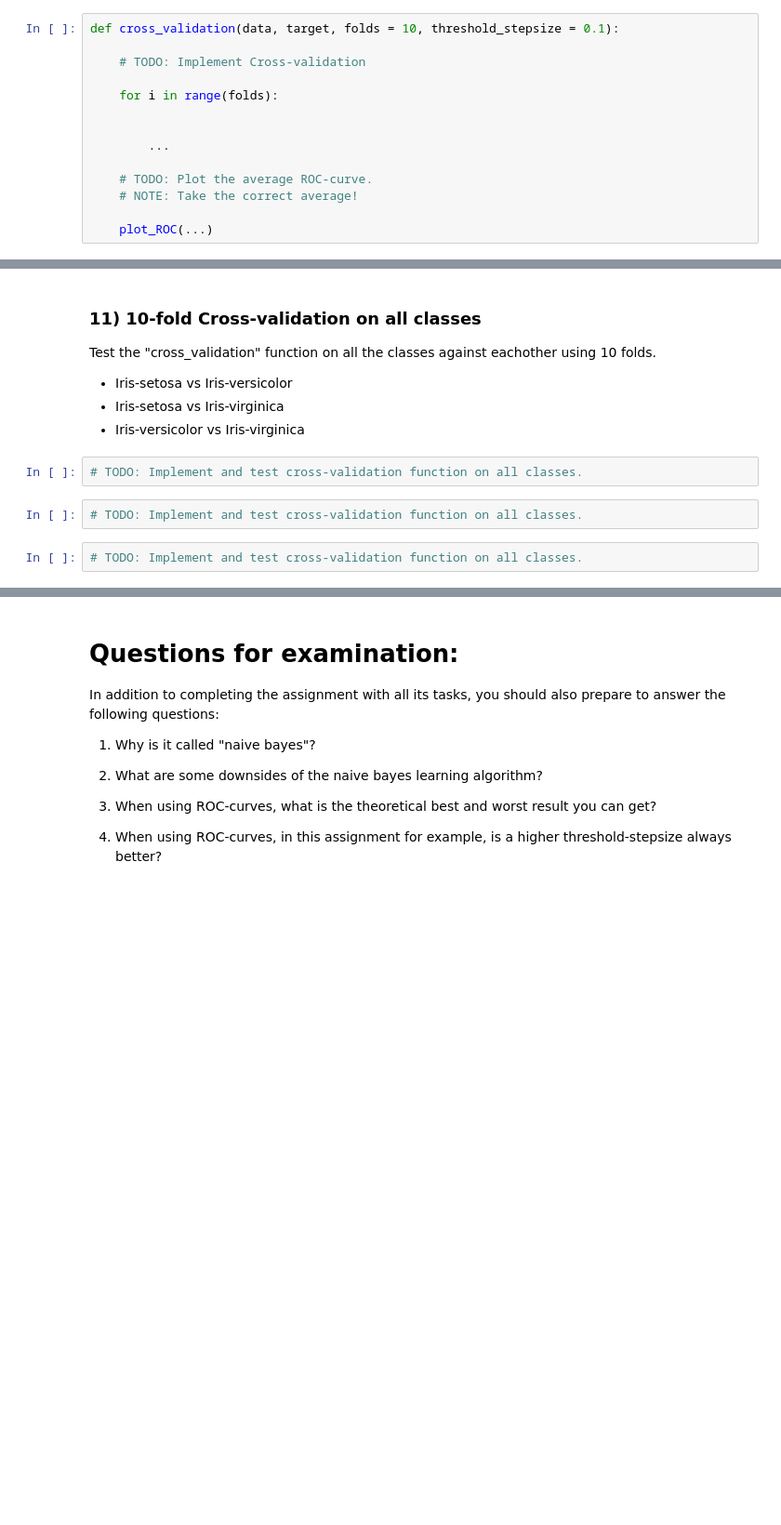
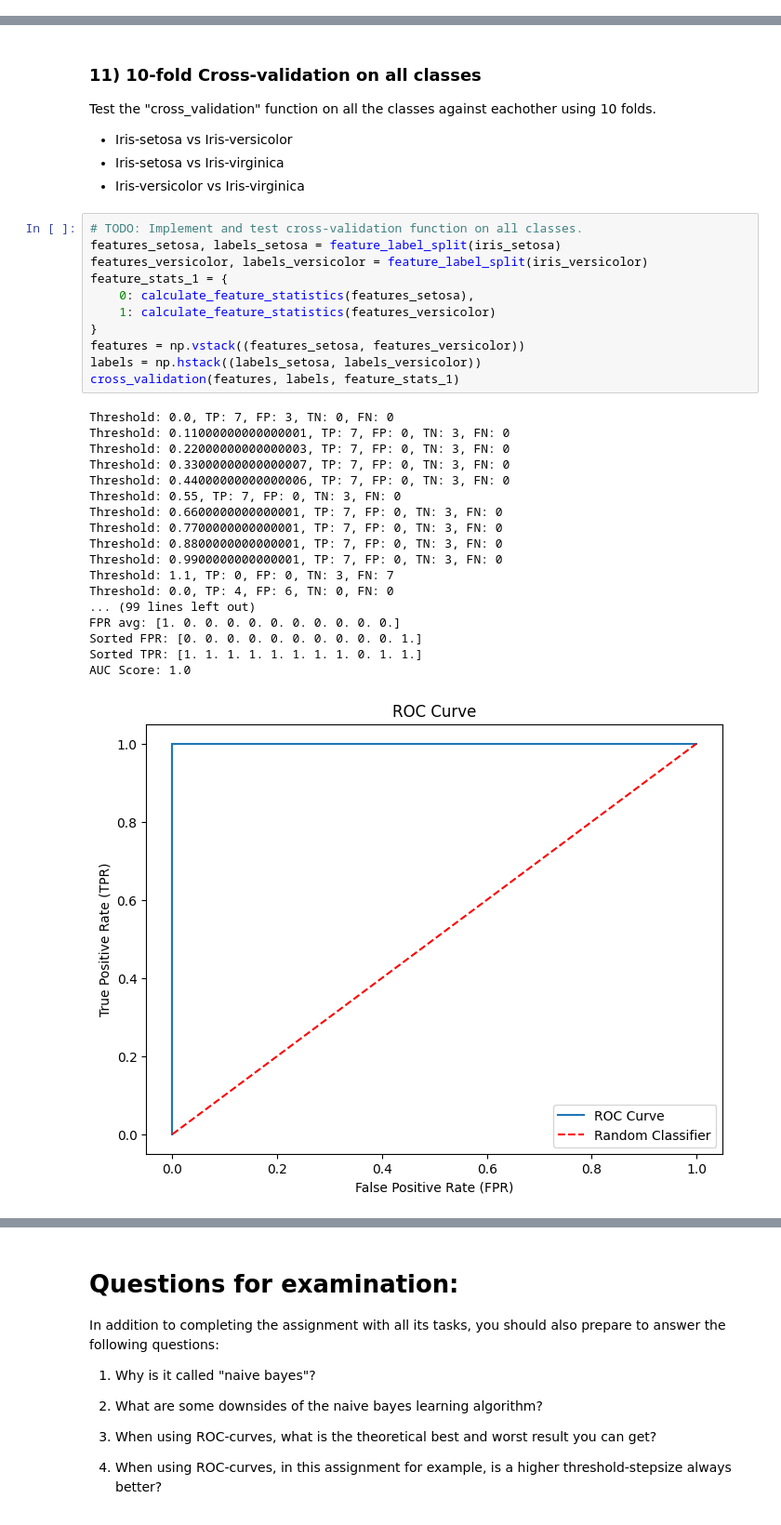
Before and after one commit to iM0ritz/MachineLearning, a Jupyter notebook: Assignment1/ML-Assignment 1 - Student names.ipynb, the cells around one changed output, grey strips where cells are left out. Shown at 93% size. Cells and saved outputs as stored; diff of their text form; blank space fills up the shorter version.

Commit message:
Assignment 1: Finish implementation

```diff
--- a/Assignment1/ML-Assignment 1 - Student names.ipynb
+++ b/Assignment1/ML-Assignment 1 - Student names.ipynb
@@ -479,17 +558,3 @@ The final task is to take everything you have implemented so far and apply it in
 **Note 3:** This part is a bit more free in terms of implementation, but make sure to use some of the previously implemented functions.
 # %% [markdown]
 ### 10) Cross-validation loop
-# %%
-def cross_validation(data, target, folds = 10, threshold_stepsize = 0.1):
-
-    # TODO: Implement Cross-validation
-
-    for i in range(folds):
-
-
-        ...
-
-    # TODO: Plot the average ROC-curve.
-    # NOTE: Take the correct average!
-
-    plot_ROC(...)
@@ -501,9 +626,33 @@ Test the "cross_validation" function on all the classes against eachother using
 * Iris-setosa vs Iris-versicolor
 * Iris-setosa vs Iris-virginica
 * Iris-versicolor vs Iris-virginica
-# %%
-# TODO: Implement and test cross-validation function on all classes.
-# %%
-# TODO: Implement and test cross-validation function on all classes.
-# %%
-# TODO: Implement and test cross-validation function on all classes.
+# %%
+# TODO: Implement and test cross-validation function on all classes.
+features_setosa, labels_setosa = feature_label_split(iris_setosa)
+features_versicolor, labels_versicolor = feature_label_split(iris_versicolor)
+feature_stats_1 = {
+    0: calculate_feature_statistics(features_setosa),
+    1: calculate_feature_statistics(features_versicolor)
+}
+features = np.vstack((features_setosa, features_versicolor))
+labels = np.hstack((labels_setosa, labels_versicolor))
+cross_validation(features, labels, feature_stats_1)
+# %% [output]
+Threshold: 0.0, TP: 7, FP: 3, TN: 0, FN: 0
+Threshold: 0.11000000000000001, TP: 7, FP: 0, TN: 3, FN: 0
+Threshold: 0.22000000000000003, TP: 7, FP: 0, TN: 3, FN: 0
+Threshold: 0.33000000000000007, TP: 7, FP: 0, TN: 3, FN: 0
+Threshold: 0.44000000000000006, TP: 7, FP: 0, TN: 3, FN: 0
+Threshold: 0.55, TP: 7, FP: 0, TN: 3, FN: 0
+Threshold: 0.6600000000000001, TP: 7, FP: 0, TN: 3, FN: 0
+Threshold: 0.7700000000000001, TP: 7, FP: 0, TN: 3, FN: 0
+Threshold: 0.8800000000000001, TP: 7, FP: 0, TN: 3, FN: 0
+Threshold: 0.9900000000000001, TP: 7, FP: 0, TN: 3, FN: 0
+Threshold: 1.1, TP: 0, FP: 0, TN: 3, FN: 7
+Threshold: 0.0, TP: 4, FP: 6, TN: 0, FN: 0
+... (99 lines left out)
+FPR avg: [1. 0. 0. 0. 0. 0. 0. 0. 0. 0. 0.]
+Sorted FPR: [0. 0. 0. 0. 0. 0. 0. 0. 0. 0. 1.]
+Sorted TPR: [1. 1. 1. 1. 1. 1. 1. 1. 0. 1. 1.]
+AUC Score: 1.0
+[figure, added]
```
Also changed, not shown: parts of 17 cells of this notebook.
